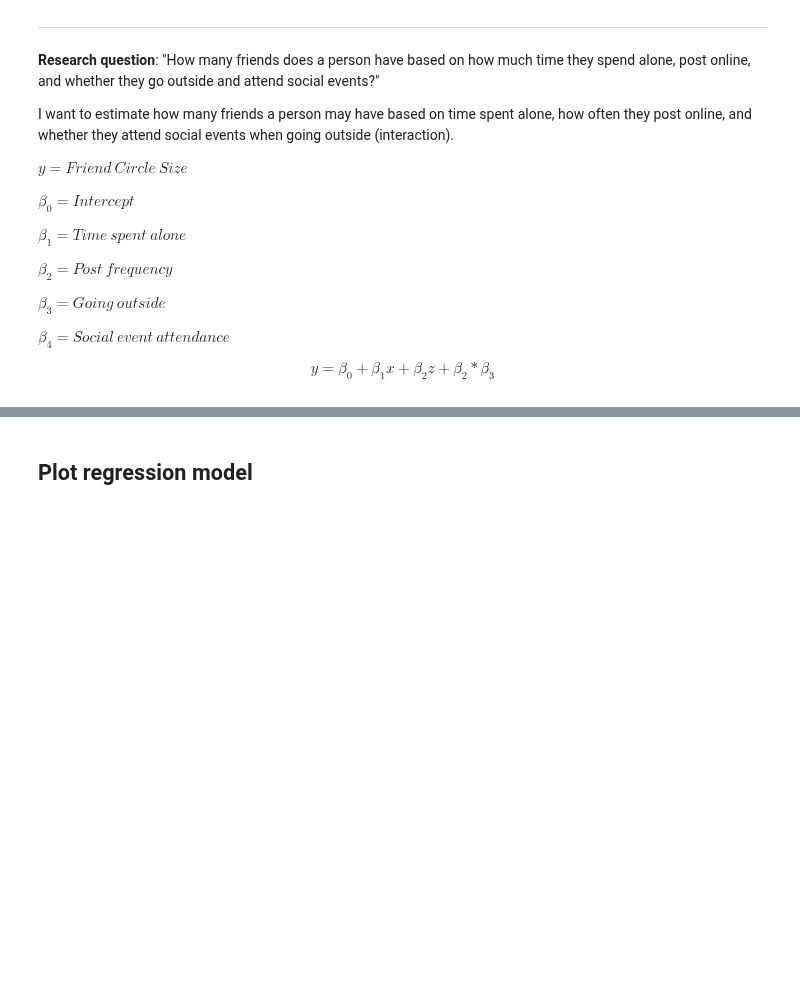
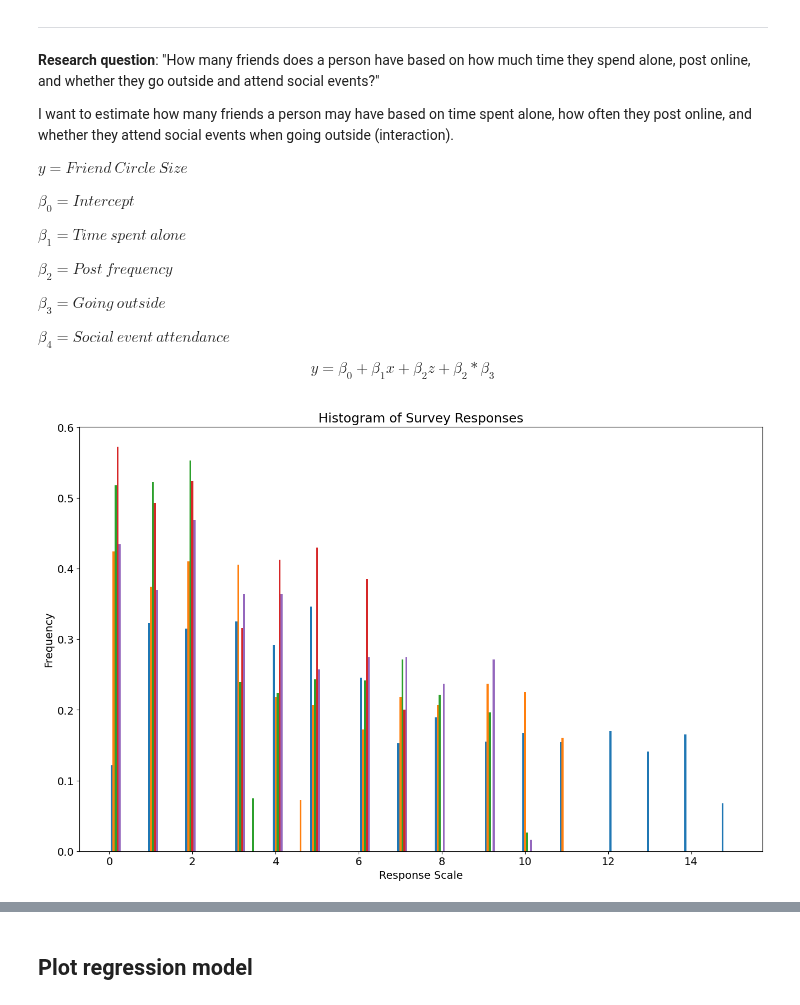
Before and after one commit to Prokope45/NeuralNetworkProject, a Jupyter notebook: RegressionAnalysis.ipynb, the cells around one changed output, grey strips where cells are left out. Saved outputs shown, nothing was run; the diff lists cells and outputs as text; code cells hidden in the pictures; blank space fills up the shorter version.

```diff
--- a/RegressionAnalysis.ipynb
+++ b/RegressionAnalysis.ipynb
@@ -26,6 +26,19 @@ import numpy as np
 np.random.seed(9876789)
 
 ra_df = pre_df
+# %%
+import matplotlib.pyplot as plt
+columns = ra_df[
+    ["Friends_circle_size", "Time_spent_Alone", "Post_frequency", "Going_outside", "Social_event_attendance"]
+]
+plt.hist(columns, bins=50, density=True)
+plt.title("Histogram of Survey Responses")
+plt.xlabel("Response Scale")
+plt.ylabel("Frequency")
+
+plt.show()
+# %% [output]
+[figure, added]
 # %%
 from IPython.display import display_html
 
```
Also changed, not shown: parts of 4 cells of this notebook.
